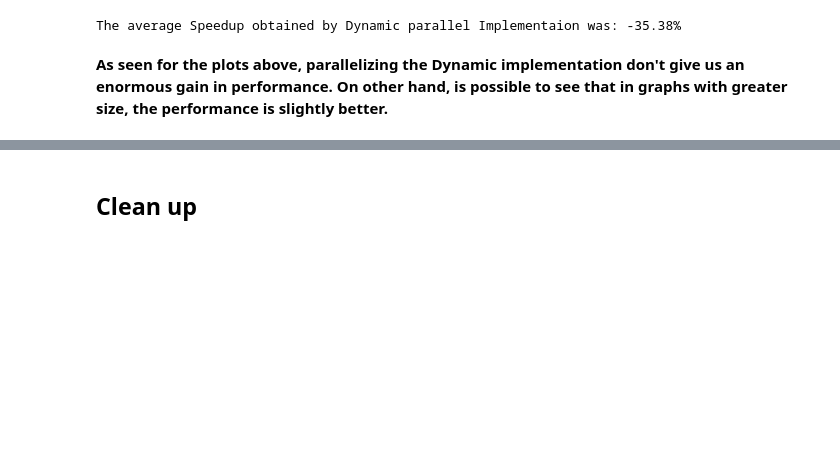
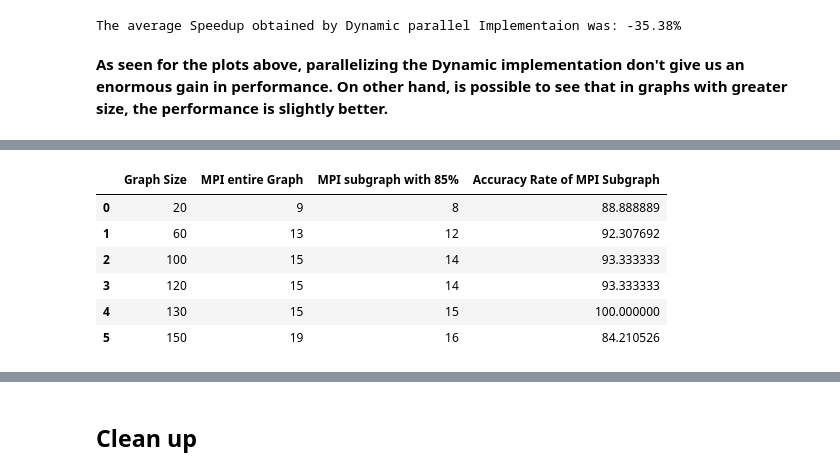
Before and after one commit to matheus-1618/Maximal-Clique-Problem, a Jupyter notebook: src/Report.ipynb, the cells around one changed output, grey strips where cells are left out. Cells and saved outputs as stored; diff of their text form; code cells hidden in the pictures; blank space fills up the shorter version.

```diff
--- a/src/Report.ipynb
+++ b/src/Report.ipynb
@@ -1296,0 +1617,23 @@ plt.show()
+# %%
+import pandas as pd
+graph_sizes = [20,60,100,120,130,150]
+entire_graph_clique = [9,13,15,15,15,19]
+entire_graph_time = [1,1,4,13,22,125]
+subgraph_implementation_clique = [8,12,14,14,15,16]
+subgraph_implementation_time = [1,1,3,7,25,52]
+
+df = pd.DataFrame(columns=['Graph Size', 'MPI entire Graph', 'MPI subgraph with 85%'])
+df['Graph Size'] = graph_sizes
+df["MPI entire Graph"] = entire_graph_clique
+df['MPI subgraph with 85%'] = subgraph_implementation_clique
+df["Accuracy Rate of MPI Subgraph"] = 100 * (1 - (df['MPI entire Graph'] - df['MPI subgraph with 85%']) / df['MPI entire Graph'])
+
+df
+# %% [output]
+|  | Graph Size | MPI entire Graph | MPI subgraph with 85% | Accuracy Rate of MPI Subgraph |
+| 0 | 20 | 9 | 8 | 88.888889 |
+| 1 | 60 | 13 | 12 | 92.307692 |
+| 2 | 100 | 15 | 14 | 93.333333 |
+| 3 | 120 | 15 | 14 | 93.333333 |
+| 4 | 130 | 15 | 15 | 100.000000 |
+| 5 | 150 | 19 | 16 | 84.210526 |
```
Also changed, not shown: parts of 16 cells of this notebook.
